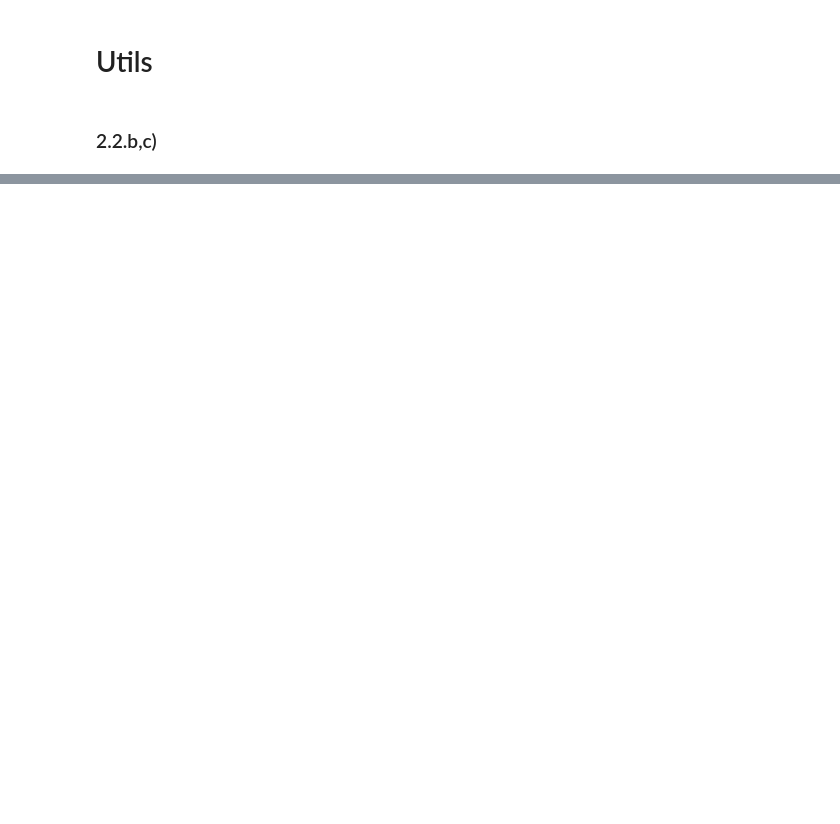
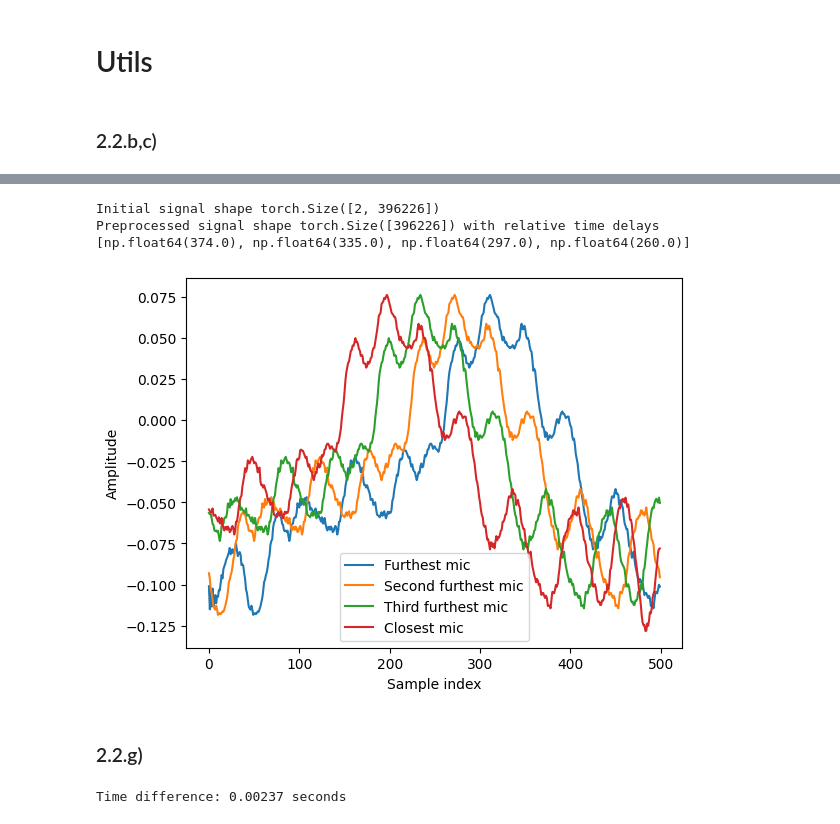
Before and after one commit to Christian-Stefan/Audio-Source-Localization-and-Isolation-using-CNN, a Jupyter notebook: assign1_part_2.ipynb, the cells around one changed output, grey strips where cells are left out. Drawn from its saved outputs; the diff is of its cells as text; code cells hidden in the pictures; blank space fills up the shorter version.

Commit message:
Half way through the second part

```diff
--- a/assign1_part_2.ipynb
+++ b/assign1_part_2.ipynb
@@ -75,0 +98,17 @@ Preprocessed signal shape torch.Size([396226])
+# %%
+relative_time_delays, waveforms = audio_simulator(input=mono_waveform, source_loc=(200, 100), mic_locs=[(-45, 0),(-15, 0), (15, 0), (45, 0)])
+print("Initial signal shape {}\nPreprocessed signal shape {} with relative time delays {}".format(waveform.shape, mono_waveform.shape, relative_time_delays))
+input_for_vis = [[waveforms[0], waveforms[1], waveforms[2], waveforms[3]],["Furthest mic","Second furthest mic","Third furthest mic","Closest mic"]]
+visualize_waveforms(input_for_vis)
+# %% [output]
+Initial signal shape torch.Size([2, 396226])
+Preprocessed signal shape torch.Size([396226]) with relative time delays [np.float64(374.0), np.float64(335.0), np.float64(297.0), np.float64(260.0)]
+[figure, added]
+# %% [markdown]
+### 2.2.g)
+# %%
+sample_difference = max(relative_time_delays) - min(relative_time_delays)
+time_difference_seconds = sample_difference / sample_rate
+print(f"Time difference: {time_difference_seconds:.5f} seconds")
+# %% [output]
+Time difference: 0.00237 seconds
```
Also changed, not shown: parts of 4 cells of this notebook.
